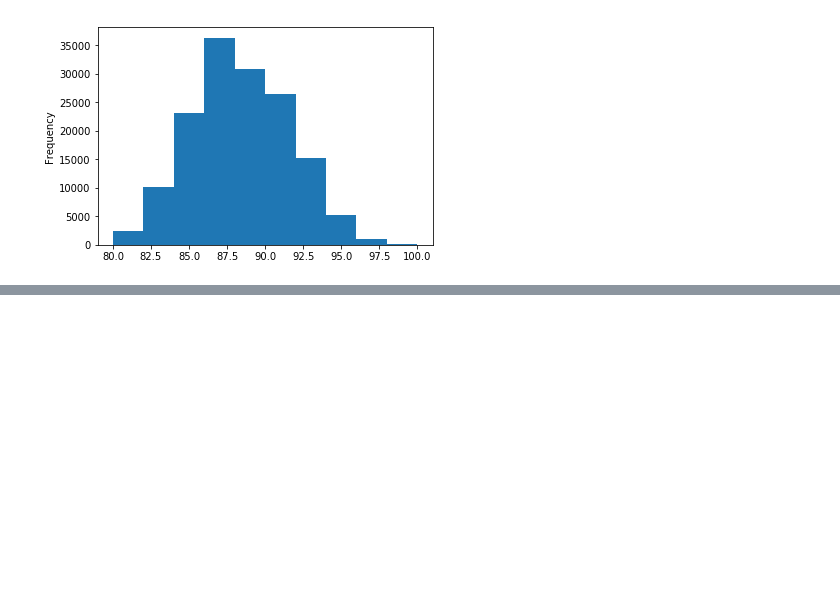
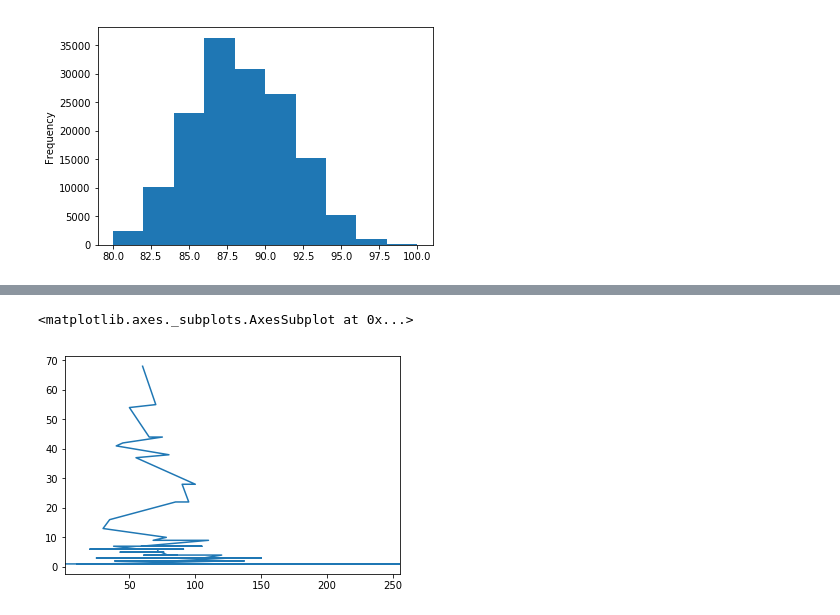
Before and after one commit to data-droid/study, a Jupyter notebook: kaggleLearn/DataVisualization2.ipynb, the cells around one changed output, grey strips where cells are left out. Cells and saved outputs as stored; diff of their text form; code cells hidden in the pictures; blank space fills up the shorter version.

```diff
--- a/kaggleLearn/DataVisualization2.ipynb
+++ b/kaggleLearn/DataVisualization2.ipynb
@@ -59,0 +74,5 @@ reviews.points.plot.hist()
+# %%
+pokemon.hp.value_counts().plot.line()
+# %% [output]
+<matplotlib.axes._subplots.AxesSubplot at 0x...>
+[figure, added]
```
Also changed, not shown: parts of 2 cells of this notebook.
